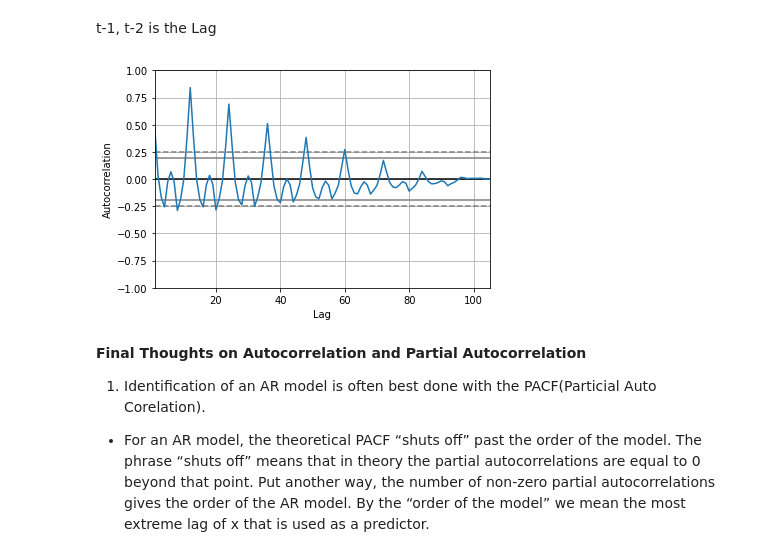
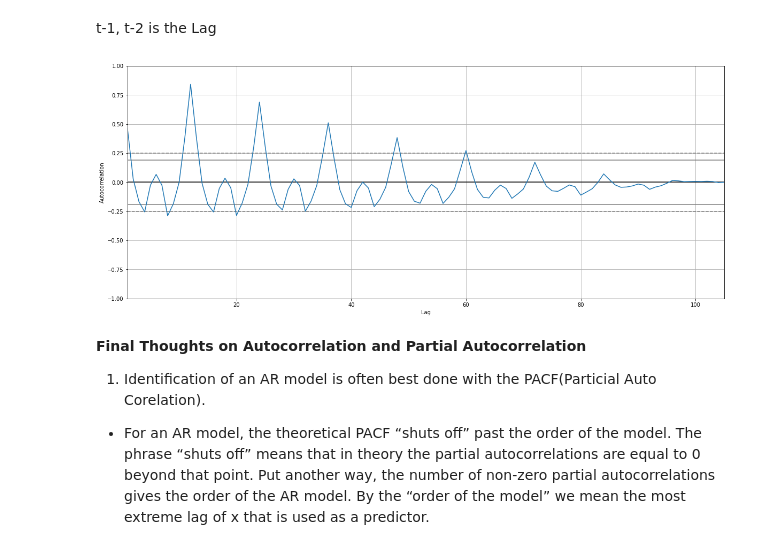
Before and after one commit to gauravpks/dl-repo, a Jupyter notebook: RNN/ARIMA_And_Seasonal_ARIMA.ipynb, the cells around one changed output. Saved outputs shown, nothing was run; the diff lists cells and outputs as text; code cells hidden in the pictures.

```diff
--- a/RNN/ARIMA_And_Seasonal_ARIMA.ipynb
+++ b/RNN/ARIMA_And_Seasonal_ARIMA.ipynb
@@ -155,10 +157,12 @@ df['Seasonal First Difference'].plot()
 t-1, t-2 is the Lag
 # %%
 from pandas.plotting import autocorrelation_plot
+plt.figure(figsize=(20,8))
 autocorrelation_plot(df['Sales'])
 plt.show()
+#p value:  1-- value comming in the boundry
 # %% [output]
-[figure, old version]
+[figure, new version]
 # %% [markdown]
 **Final Thoughts on Autocorrelation and Partial Autocorrelation**
 
```
Also changed, not shown: parts of 7 cells of this notebook.
